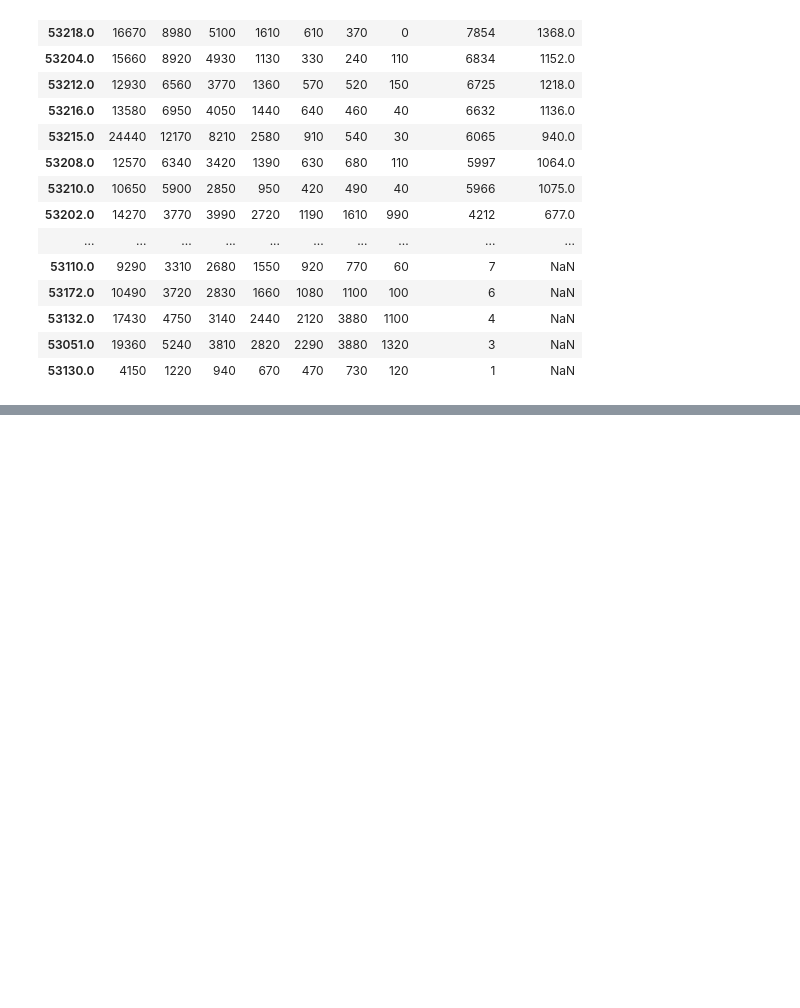
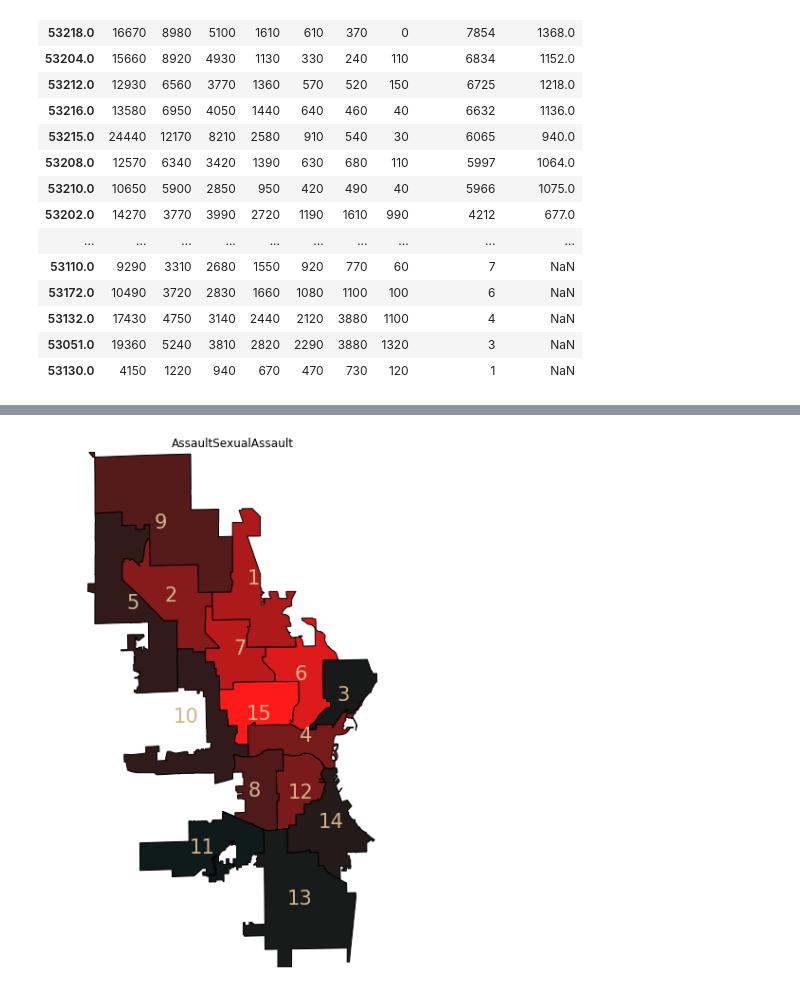
Before and after one commit to peterdobbs77/pop_health_mke, a Jupyter notebook: mke_pop_health.ipynb, the cells around one changed output, grey strips where cells are left out. Drawn from its saved outputs; the diff is of its cells as text; code cells hidden in the pictures; blank space fills up the shorter version.

Commit message:
adding more visualizations

```diff
--- a/mke_pop_health.ipynb
+++ b/mke_pop_health.ipynb
@@ -211,0 +235,41 @@ KeyError: 'CardiacRespiratoryArrestDeath'
+# %%
+# plots a comparison of MKE aldermanic districts based on the input parameter, call_type
+def plot_df_on_mke_ald_map(df,col):
+    fig = plt.figure(figsize=(12,10))
+    plt.title(col)
+    ax = plt.axes()
+    ax.set_aspect('equal')
+
+    for i, shape in enumerate(ald_shp.shapes()):
+        # define polygon fill color (facecolor) RGB values:
+        R = df[col][float(ald_shp.record(i)[1])] / max(df[col])
+        G = 0.1
+        B = 0.1
+        # check number of parts (could use MultiPolygon class of shapely?)
+        nparts = len(shape.parts) # total parts
+        if nparts == 1:
+            polygon = Polygon(shape.points)
+            patch = PolygonPatch(polygon, facecolor=[R,G,B], alpha=1.0, zorder=2)
+            ax.add_patch(patch)
+        else: # loop over parts of each shape, plot separately
+            for ip in range(nparts): # loop over parts, plot separately
+                i0=shape.parts[ip]
+                if ip < nparts-1:
+                    i1 = shape.parts[ip+1]-1
+                else:
+                    i1 = len(shape.points)
+                polygon = Polygon(shape.points[i0:i1+1])
+                patch = PolygonPatch(polygon, facecolor=[R,G,B], alpha=1.0, zorder=2)
+                ax.add_patch(patch)
+        # annotate the shape with aldermanic district number
+        center_x = shape.bbox[0]+((shape.bbox[2]-shape.bbox[0])/2)
+        center_y = shape.bbox[1]+((shape.bbox[3]-shape.bbox[1])/2)
+        ax.annotate(ald_shp.record(i)[1],xy=(center_x,center_y),color='tan',
+                    ha='center',va='center',fontsize=21)
+    plt.xlim(ald_shp.bbox[0],ald_shp.bbox[2])
+    plt.ylim(ald_shp.bbox[1],ald_shp.bbox[3])
+    plt.axis('off')
+    fig.savefig('./images/EMS_' + col + '_2018_alddist.png')
+# %%
+plot_df_on_mke_ald_map(all_byAldDist,'AssaultSexualAssault')
+# %% [output]
@@ -211,0 +278 @@ KeyError: 'CardiacRespiratoryArrestDeath'
+[figure, added]
```
Also changed, not shown: parts of 10 cells of this notebook, 6 other files.
